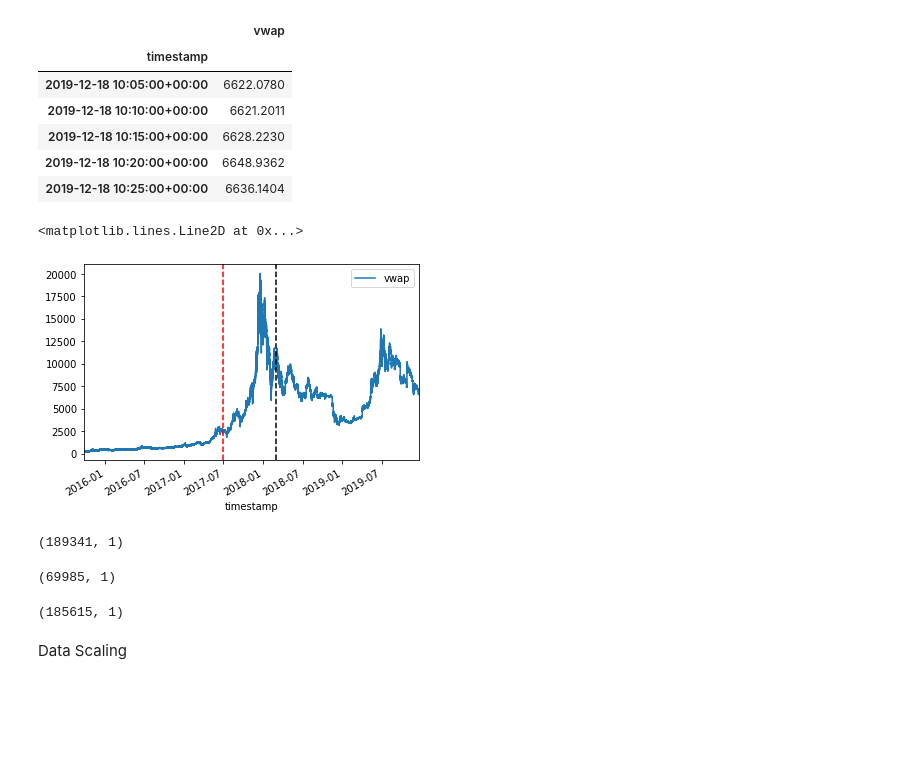
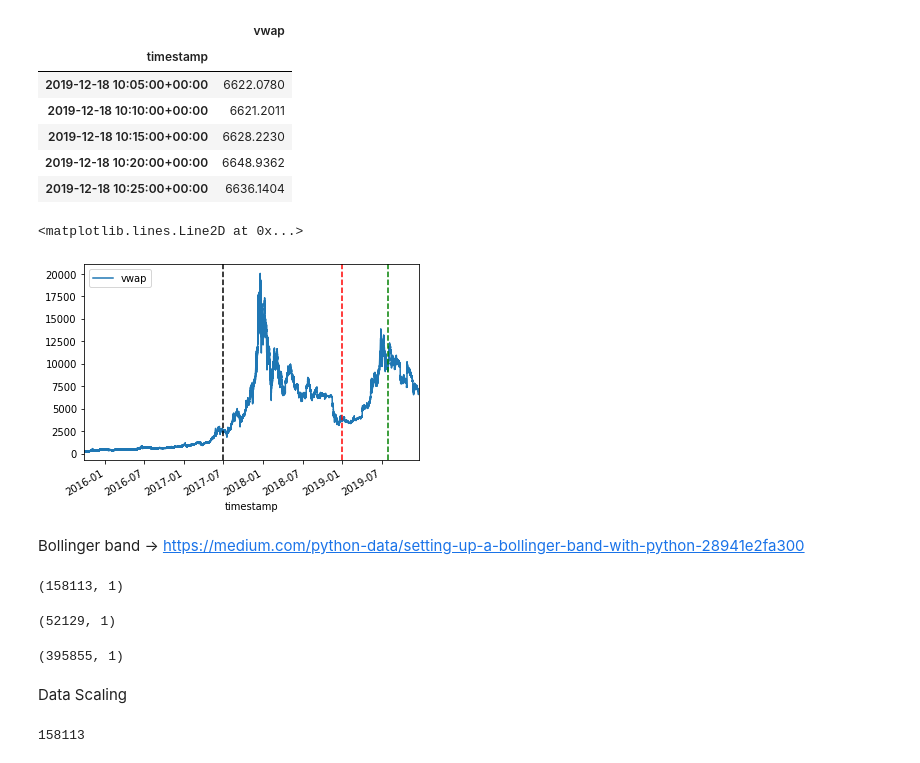
Before and after one commit to ThisuriLekamge/Stock-Price-Prediction-on-Bitcoin-trading-data-using-LSTM-with-PyTorch, a Jupyter notebook: main.ipynb, the cells around one changed output. Drawn from its saved outputs; the diff is of its cells as text; code cells hidden in the pictures; blank space fills up the shorter version.

```diff
--- a/main.ipynb
+++ b/main.ipynb
@@ -90,28 +90,32 @@ df_vwap.tail()
 | 2019-12-18 10:15:00+00:00 | 6628.2230 |
 | 2019-12-18 10:20:00+00:00 | 6648.9362 |
 | 2019-12-18 10:25:00+00:00 | 6636.1404 |
-# %%
-ax = df_vwap.plot()
-ax.axvline("2018-03-01", linestyle="--", c="black")
-ax.axvline("2017-07-01", linestyle="--", c='red')
-# %% [output]
-<matplotlib.lines.Line2D at 0x...>
-[figure, removed]
+# %%
+ax = df_vwap.plot()
+ax.axvline("2017-07-01", linestyle="--", c="black")
+ax.axvline("2019-01-01", linestyle="--", c='red')
+ax.axvline("2019-08-01", linestyle="--", c='green')
+#ax.fill_between(color='grey') #Bollinger band
+# %% [output]
+<matplotlib.lines.Line2D at 0x...>
+[figure, added]
+# %% [markdown]
+Bollinger band -> https://medium.com/python-data/setting-up-a-bollinger-band-with-python-28941e2fa300
 # %%
-df_train = df_vwap[df_vwap.index > "2018-03-01"]
+df_train = df_vwap[(df_vwap.index >= "2017-07-01")&(df_vwap.index <= "2019-01-01")]
 df_train.shape
 # %% [output]
-(189341, 1)
+(158113, 1)
 # %%
-df_valid = df_vwap[(df_vwap.index >= "2017-07-01")&(df_vwap.index <= "2018-03-01")]
+df_valid = df_vwap[(df_vwap.index >= "2019-01-01")&(df_vwap.index <= "2019-07-01")]
 df_valid.shape
 # %% [output]
-(69985, 1)
+(52129, 1)
 # %%
-df_test = df_vwap[df_vwap.index < "2017-07-01"]
+df_test = df_vwap[df_vwap.index < "2019-07-01"]
 df_test.shape
 # %% [output]
-(185615, 1)
+(395855, 1)
 # %% [markdown]
 Data Scaling
 # %%
@@ -121,3 +125,7 @@ scaler = StandardScaler()
 train_set = scaler.fit_transform(df_train)
 test_set = scaler.fit_transform(df_test)
 valid_set = scaler.fit_transform(df_valid)
+# %%
+print(len(train_set))
+# %% [output]
+158113
```
Also changed, not shown: parts of 5 cells of this notebook.
